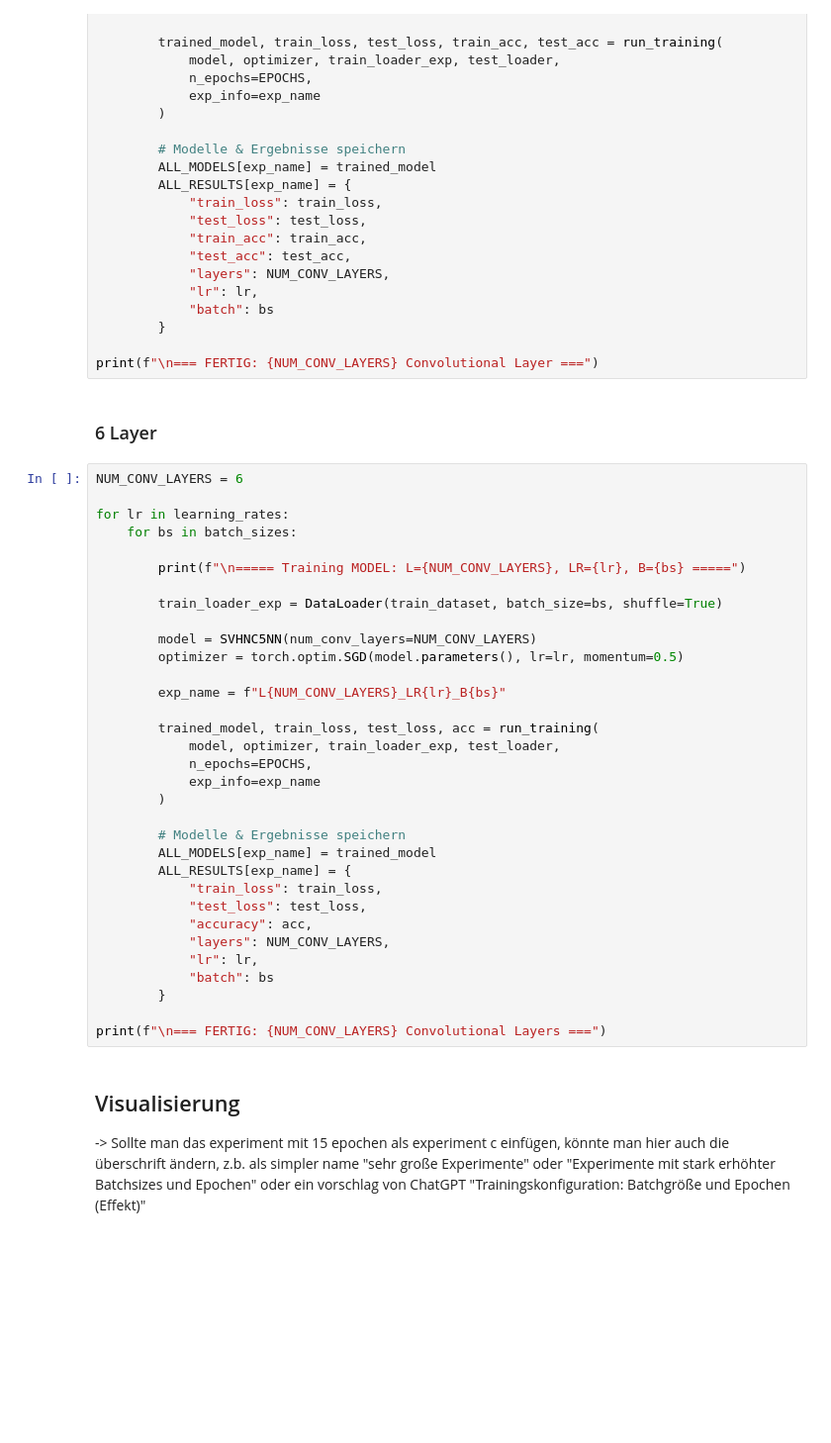
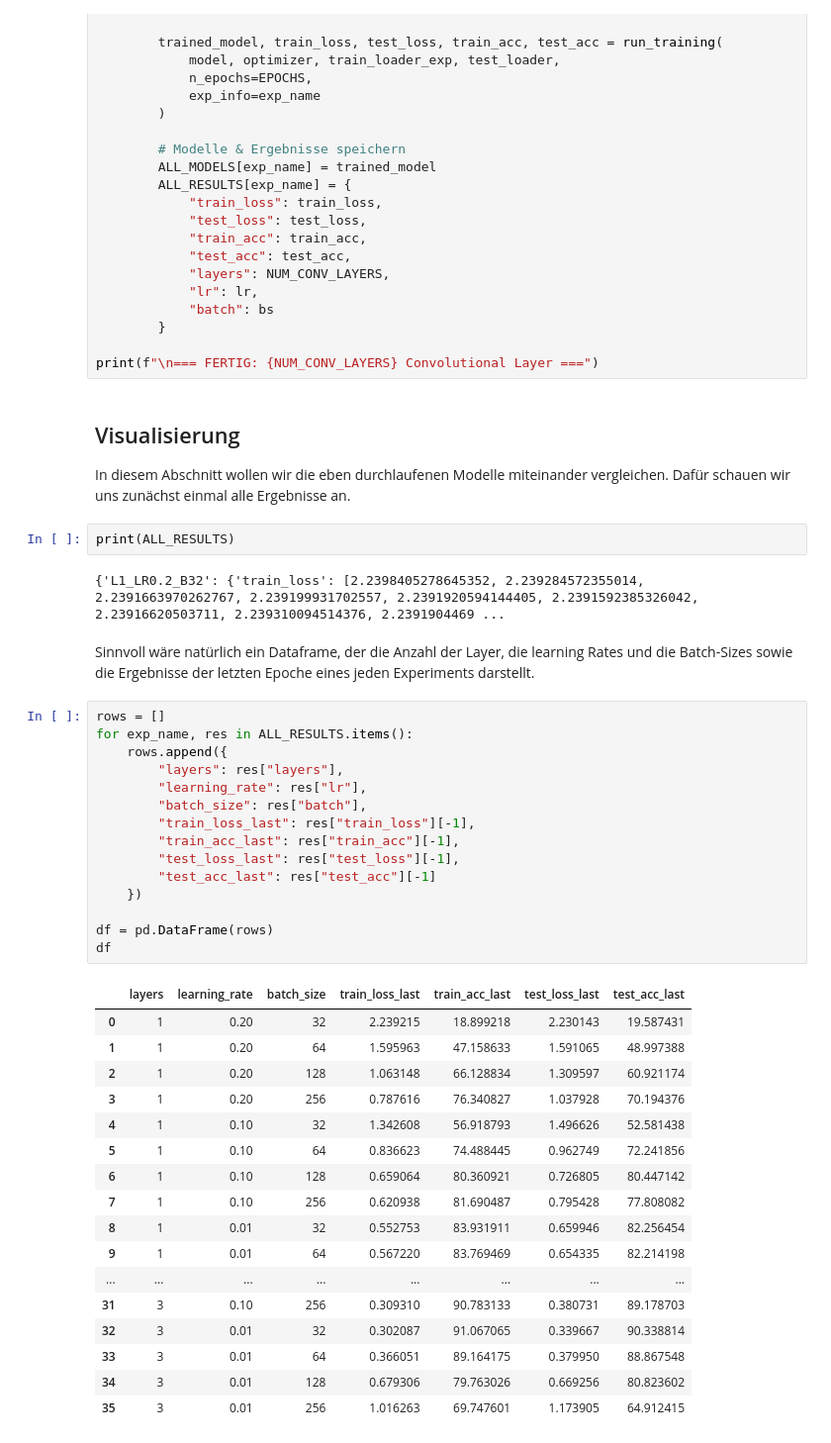
Before and after one commit to Lopo23/CNN, a Jupyter notebook: cnn (1) (1).ipynb, the cells around one changed output. Shown: that part at 99% size. Drawn from its saved outputs; the diff is of its cells as text; blank space fills up the shorter version.

```diff
--- a/cnn (1) (1).ipynb
+++ b/cnn (1) (1).ipynb
@@ -945,42 +863,46 @@ for lr in learning_rates:
         }
 
 print(f"\n=== FERTIG: {NUM_CONV_LAYERS} Convolutional Layer ===")
-# %% [markdown]
-### 6 Layer
-# %%
-NUM_CONV_LAYERS = 6
-
-for lr in learning_rates:
-    for bs in batch_sizes:
-
-        print(f"\n===== Training MODEL: L={NUM_CONV_LAYERS}, LR={lr}, B={bs} =====")
-
-        train_loader_exp = DataLoader(train_dataset, batch_size=bs, shuffle=True)
-
-        model = SVHNC5NN(num_conv_layers=NUM_CONV_LAYERS)
-        optimizer = torch.optim.SGD(model.parameters(), lr=lr, momentum=0.5)
-
-        exp_name = f"L{NUM_CONV_LAYERS}_LR{lr}_B{bs}"
-
-        trained_model, train_loss, test_loss, acc = run_training(
-            model, optimizer, train_loader_exp, test_loader,
-            n_epochs=EPOCHS,
-            exp_info=exp_name
-        )
-
-        # Modelle & Ergebnisse speichern
-        ALL_MODELS[exp_name] = trained_model
-        ALL_RESULTS[exp_name] = {
-            "train_loss": train_loss,
-            "test_loss": test_loss,
-            "accuracy": acc,
-            "layers": NUM_CONV_LAYERS,
-            "lr": lr,
-            "batch": bs
-        }
-
-print(f"\n=== FERTIG: {NUM_CONV_LAYERS} Convolutional Layers ===")
 # %% [markdown]
 ## Visualisierung
 
--> Sollte man das experiment mit 15 epochen als experiment c einfügen, könnte man hier auch die überschrift ändern, z.b. als simpler name "sehr große Experimente" oder "Experimente mit stark erhöhter Batchsizes und Epochen" oder ein vorschlag von ChatGPT "Trainingskonfiguration: Batchgröße und Epochen (Effekt)"
+In diesem Abschnitt wollen wir die eben durchlaufenen Modelle miteinander vergleichen. Dafür schauen wir uns zunächst einmal alle Ergebnisse an.
+# %%
+print(ALL_RESULTS)
+# %% [output]
+{'L1_LR0.2_B32': {'train_loss': [2.2398405278645352, 2.239284572355014, 2.2391663970262767, 2.239199931702557, 2.2391920594144405, 2.2391592385326042, 2.23916620503711, 2.239310094514376, 2.2391904469 ...
+# %% [markdown]
+Sinnvoll wäre natürlich ein Dataframe, der die Anzahl der Layer, die learning Rates und die Batch-Sizes sowie die Ergebnisse der letzten Epoche eines jeden Experiments darstellt.
+# %%
+rows = []
+for exp_name, res in ALL_RESULTS.items():
+    rows.append({
+        "layers": res["layers"],
+        "learning_rate": res["lr"],
+        "batch_size": res["batch"],
+        "train_loss_last": res["train_loss"][-1],
+        "train_acc_last": res["train_acc"][-1],
+        "test_loss_last": res["test_loss"][-1],
+        "test_acc_last": res["test_acc"][-1]
+    })
+
+df = pd.DataFrame(rows)
+df
+# %% [output]
+|  | layers | learning_rate | batch_size | train_loss_last | train_acc_last | test_loss_last | test_acc_last |
+| 0 | 1 | 0.20 | 32 | 2.239215 | 18.899218 | 2.230143 | 19.587431 |
+| 1 | 1 | 0.20 | 64 | 1.595963 | 47.158633 | 1.591065 | 48.997388 |
+| 2 | 1 | 0.20 | 128 | 1.063148 | 66.128834 | 1.309597 | 60.921174 |
+| 3 | 1 | 0.20 | 256 | 0.787616 | 76.340827 | 1.037928 | 70.194376 |
+| 4 | 1 | 0.10 | 32 | 1.342608 | 56.918793 | 1.496626 | 52.581438 |
+| 5 | 1 | 0.10 | 64 | 0.836623 | 74.488445 | 0.962749 | 72.241856 |
+| 6 | 1 | 0.10 | 128 | 0.659064 | 80.360921 | 0.726805 | 80.447142 |
+| 7 | 1 | 0.10 | 256 | 0.620938 | 81.690487 | 0.795428 | 77.808082 |
+| 8 | 1 | 0.01 | 32 | 0.552753 | 83.931911 | 0.659946 | 82.256454 |
+| 9 | 1 | 0.01 | 64 | 0.567220 | 83.769469 | 0.654335 | 82.214198 |
+| ... | ... | ... | ... | ... | ... | ... | ... |
+| 31 | 3 | 0.10 | 256 | 0.309310 | 90.783133 | 0.380731 | 89.178703 |
+| 32 | 3 | 0.01 | 32 | 0.302087 | 91.067065 | 0.339667 | 90.338814 |
+| 33 | 3 | 0.01 | 64 | 0.366051 | 89.164175 | 0.379950 | 88.867548 |
+| 34 | 3 | 0.01 | 128 | 0.679306 | 79.763026 | 0.669256 | 80.823602 |
+| 35 | 3 | 0.01 | 256 | 1.016263 | 69.747601 | 1.173905 | 64.912415 |
```
Also changed, not shown: parts of 10 cells of this notebook.
